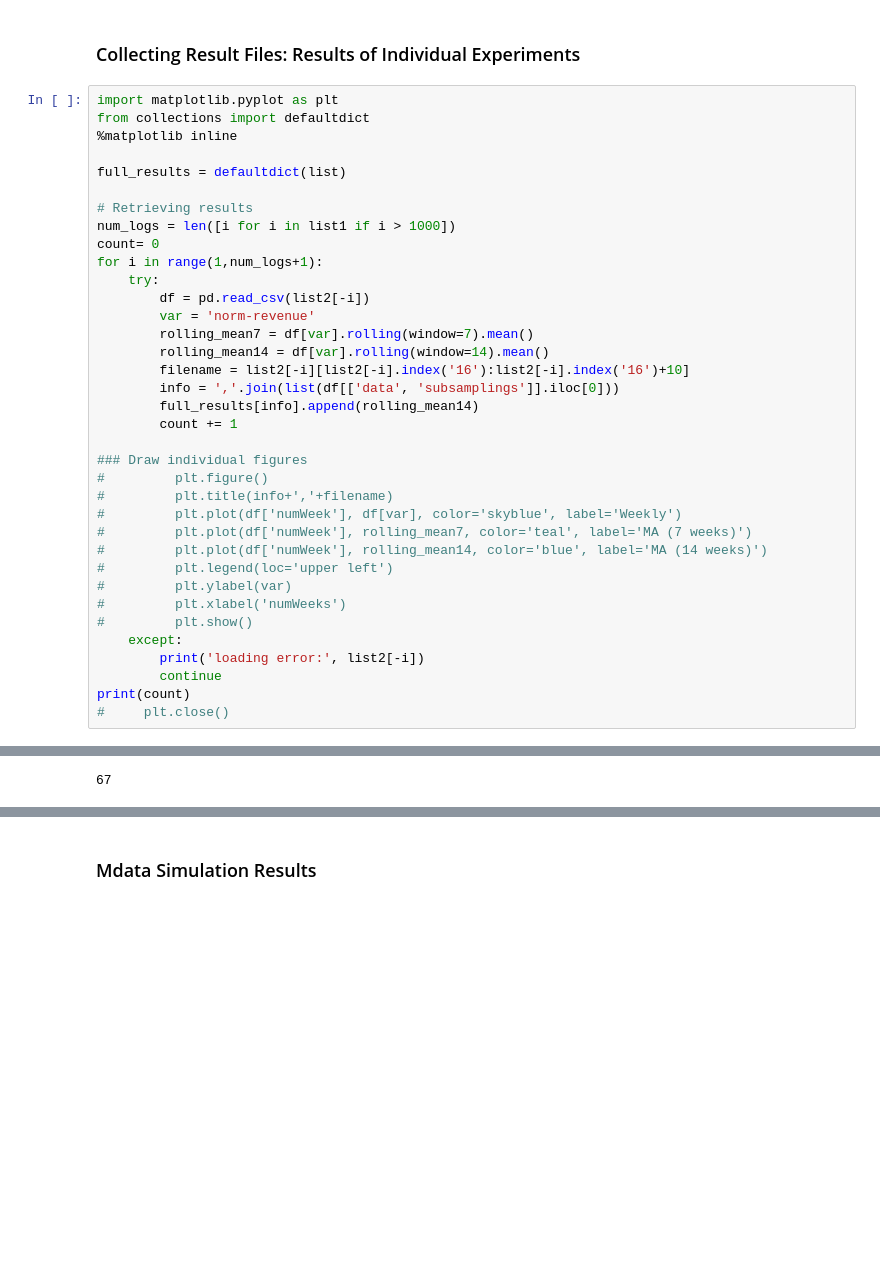
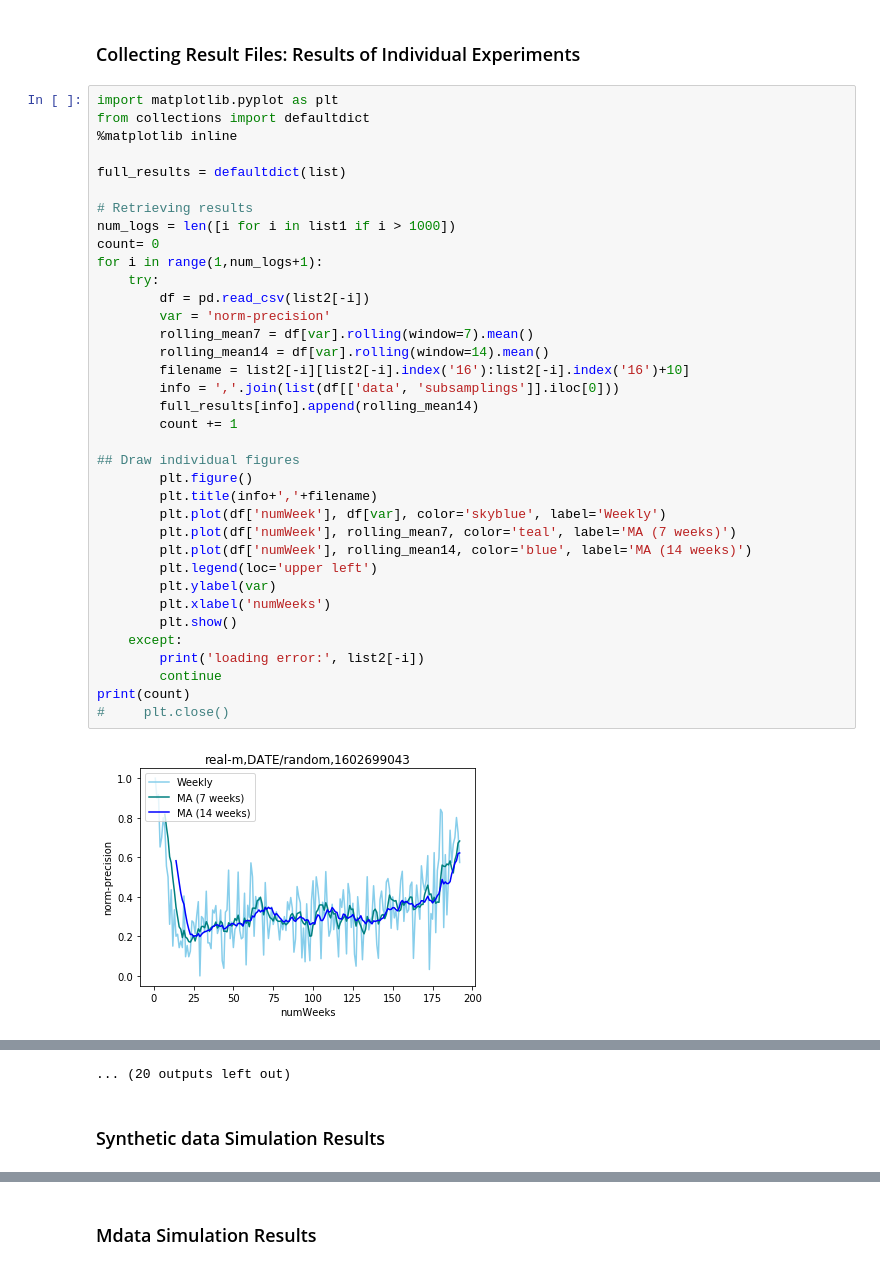
Before and after one commit to Seondong/Customs-Fraud-Detection, a Jupyter notebook: analysis.ipynb, the cells around one changed output, grey strips where cells are left out. Cells and saved outputs as stored; diff of their text form; blank space fills up the shorter version.

```diff
--- a/analysis.ipynb
+++ b/analysis.ipynb
@@ -27,37 +30,38 @@ len(list2)
 # %%
 import matplotlib.pyplot as plt
 from collections import defaultdict
 %matplotlib inline
 
 full_results = defaultdict(list)
 
 # Retrieving results
 num_logs = len([i for i in list1 if i > 1000])
 count= 0
 for i in range(1,num_logs+1):
     try:
         df = pd.read_csv(list2[-i])
-        var = 'norm-revenue'
+        var = 'norm-precision'
         rolling_mean7 = df[var].rolling(window=7).mean()
         rolling_mean14 = df[var].rolling(window=14).mean()
         filename = list2[-i][list2[-i].index('16'):list2[-i].index('16')+10]
         info = ','.join(list(df[['data', 'subsamplings']].iloc[0]))
         full_results[info].append(rolling_mean14)
         count += 1
 
-### Draw individual figures
-#         plt.figure()
-#         plt.title(info+','+filename)
-#         plt.plot(df['numWeek'], df[var], color='skyblue', label='Weekly')
-#         plt.plot(df['numWeek'], rolling_mean7, color='teal', label='MA (7 weeks)')
-#         plt.plot(df['numWeek'], rolling_mean14, color='blue', label='MA (14 weeks)')
-#         plt.legend(loc='upper left')
-#         plt.ylabel(var)
-#         plt.xlabel('numWeeks')
-#         plt.show()
+## Draw individual figures
+        plt.figure()
+        plt.title(info+','+filename)
+        plt.plot(df['numWeek'], df[var], color='skyblue', label='Weekly')
+        plt.plot(df['numWeek'], rolling_mean7, color='teal', label='MA (7 weeks)')
+        plt.plot(df['numWeek'], rolling_mean14, color='blue', label='MA (14 weeks)')
+        plt.legend(loc='upper left')
+        plt.ylabel(var)
+        plt.xlabel('numWeeks')
+        plt.show()
     except:
         print('loading error:', list2[-i])
         continue
 print(count)
 #     plt.close()
 # %% [output]
+[figure, added]
@@ -64 +79,3 @@ print(count)
-67
+... (20 outputs left out)
+# %% [markdown]
+### Synthetic data Simulation Results
```
Also changed, not shown: parts of 22 cells of this notebook, 9 other files.
